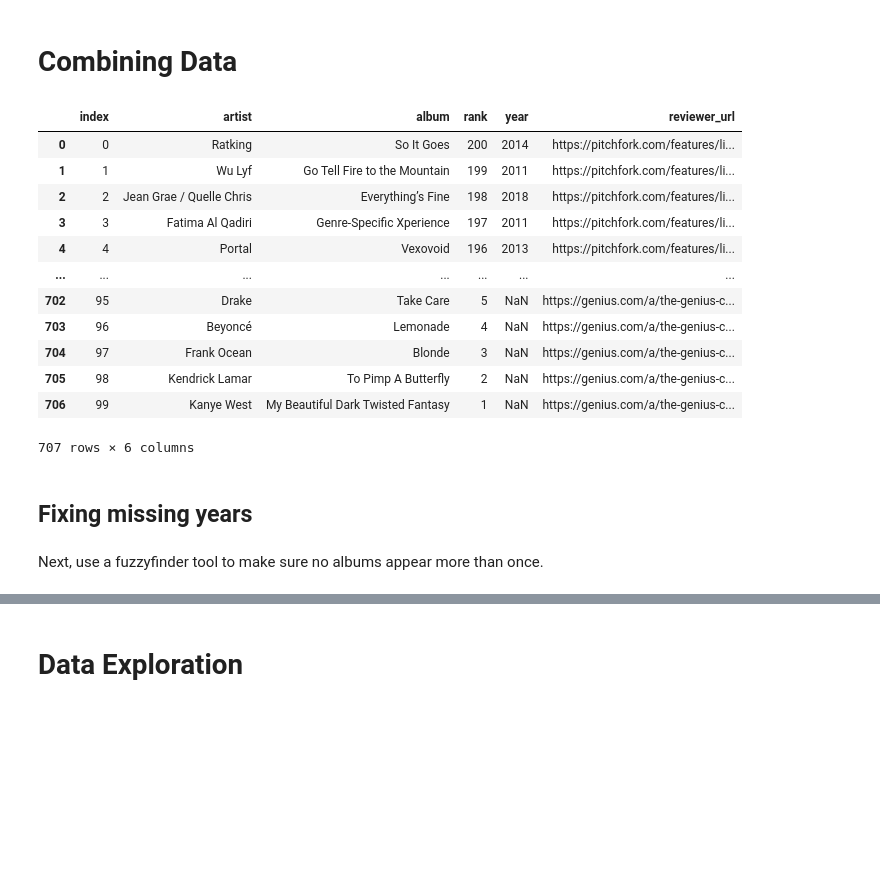
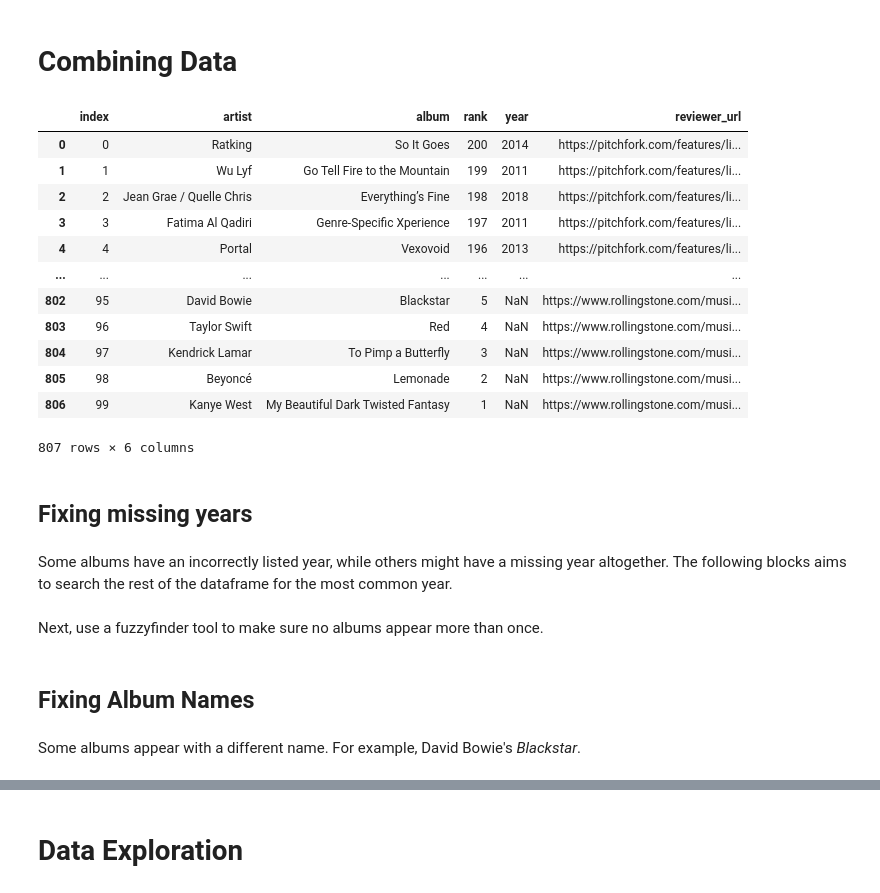
Before and after one commit to awray3/albums2010-2019, a Jupyter notebook: TopAlbums.ipynb, the cells around one changed output, grey strips where cells are left out. Cells and saved outputs as stored; diff of their text form; code cells hidden in the pictures; blank space fills up the shorter version.

```diff
--- a/TopAlbums.ipynb
+++ b/TopAlbums.ipynb
@@ -345,0 +339,27 @@ genius_df
+# %%
+urls = [
+  "https://www.rollingstone.com/music/music-lists/best-albums-2010s-ranked-913997/",
+    "https://www.rollingstone.com/music/music-lists/best-albums-2010s-ranked-913997/carly-rae-jepsen-emotion-album-917470/"
+]
+
+soup_list = [get_soup(url) for url in urls]
+# %%
+rs_rank = []
+album = []
+artist = []
+
+for soup in soup_list:
+    for tag in soup.find_all("header", class_="c-list__header"):
+        rs_rank.append(tag.span.text.strip())
+        artist.append(tag.h3.text.strip().split(", ", 1)[0])
+        if len(tag.h3.text.strip().split(", ", 1)) == 1:
+            album.append('Hamilton')
+        else:
+            album.append(tag.h3.text.strip().split(", ", 1)[1][1:-1])
+# %%
+rs_df = combine_to_df(
+    album_list=album,
+    artist_list=artist,
+    rank_list=genius_rank,
+    url=urls[0],
+)
@@ -373,26 +413,27 @@ df_list = [
     cos_df,
     time_df,
     paste_df,
-    genius_df
+    genius_df,
+    rs_df
 ]
 
 reformat(df_list)
 # %%
 albums = pd.concat(df_list, sort=False)
 # %%
-albums['year'] = albums['year'].astype('Int64')
+# albums['year'] = albums['year'].astype('Int64')
 albums.reset_index()
 # %% [output]
 |  | index | artist | album | rank | year | reviewer_url |
 | 0 | 0 | Ratking | So It Goes | 200 | 2014 | https://pitchfork.com/features/li... |
 | 1 | 1 | Wu Lyf | Go Tell Fire to the Mountain | 199 | 2011 | https://pitchfork.com/features/li... |
 | 2 | 2 | Jean Grae / Quelle Chris | Everything’s Fine | 198 | 2018 | https://pitchfork.com/features/li... |
 | 3 | 3 | Fatima Al Qadiri | Genre-Specific Xperience | 197 | 2011 | https://pitchfork.com/features/li... |
 | 4 | 4 | Portal | Vexovoid | 196 | 2013 | https://pitchfork.com/features/li... |
 | ... | ... | ... | ... | ... | ... | ... |
-| 702 | 95 | Drake | Take Care | 5 | NaN | https://genius.com/a/the-genius-c... |
-| 703 | 96 | Beyoncé | Lemonade | 4 | NaN | https://genius.com/a/the-genius-c... |
-| 704 | 97 | Frank Ocean | Blonde | 3 | NaN | https://genius.com/a/the-genius-c... |
-| 705 | 98 | Kendrick Lamar | To Pimp A Butterfly | 2 | NaN | https://genius.com/a/the-genius-c... |
-| 706 | 99 | Kanye West | My Beautiful Dark Twisted Fantasy | 1 | NaN | https://genius.com/a/the-genius-c... |
+| 802 | 95 | David Bowie | Blackstar | 5 | NaN | https://www.rollingstone.com/musi... |
+| 803 | 96 | Taylor Swift | Red | 4 | NaN | https://www.rollingstone.com/musi... |
+| 804 | 97 | Kendrick Lamar | To Pimp a Butterfly | 3 | NaN | https://www.rollingstone.com/musi... |
+| 805 | 98 | Beyoncé | Lemonade | 2 | NaN | https://www.rollingstone.com/musi... |
+| 806 | 99 | Kanye West | My Beautiful Dark Twisted Fantasy | 1 | NaN | https://www.rollingstone.com/musi... |
-707 rows × 6 columns
+807 rows × 6 columns
@@ -399,5 +442,7 @@ albums.reset_index()
 # %% [markdown]
 ## Fixing missing years
+# %% [markdown]
+Some albums have an incorrectly listed year, while others might have a missing year altogether. The following blocks aims to search the rest of the dataframe for the most common year.
 # %%
 def get_year(album, df_list=df_list):
 
@@ -445,2 +485,6 @@ albums.drop("year_list", axis = 1, inplace=True)
 # %% [markdown]
 Next, use a fuzzyfinder tool to make sure no albums appear more than once.
+# %% [markdown]
+## Fixing Album Names
+# %% [markdown]
+Some albums appear with a different name. For example, David Bowie's _Blackstar_.
```
Also changed, not shown: parts of 24 cells of this notebook.
